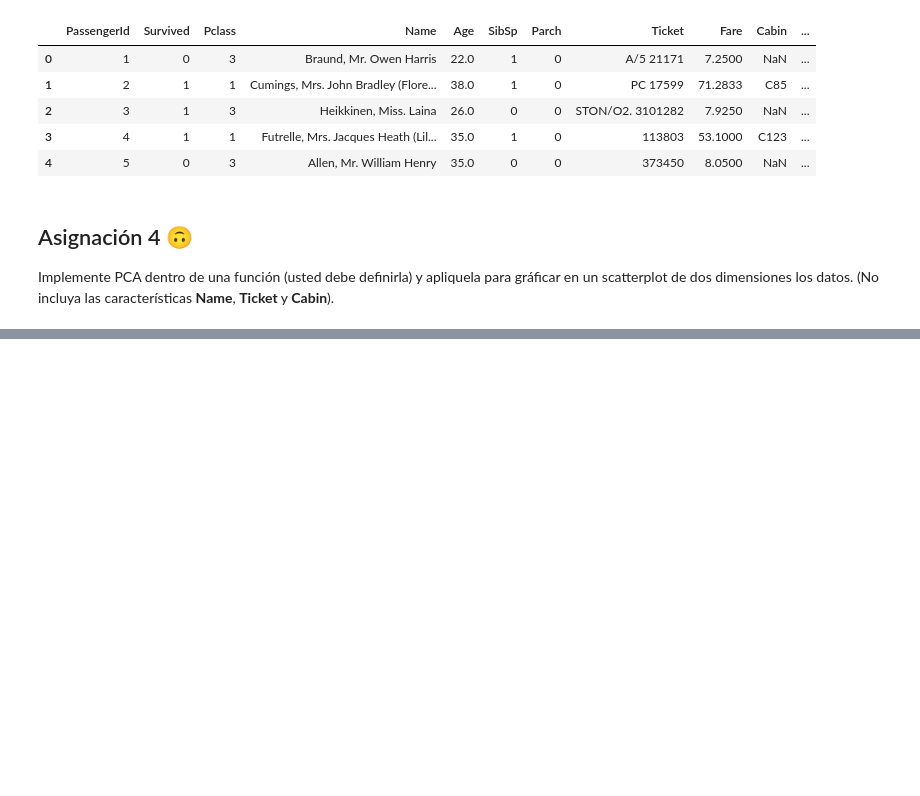
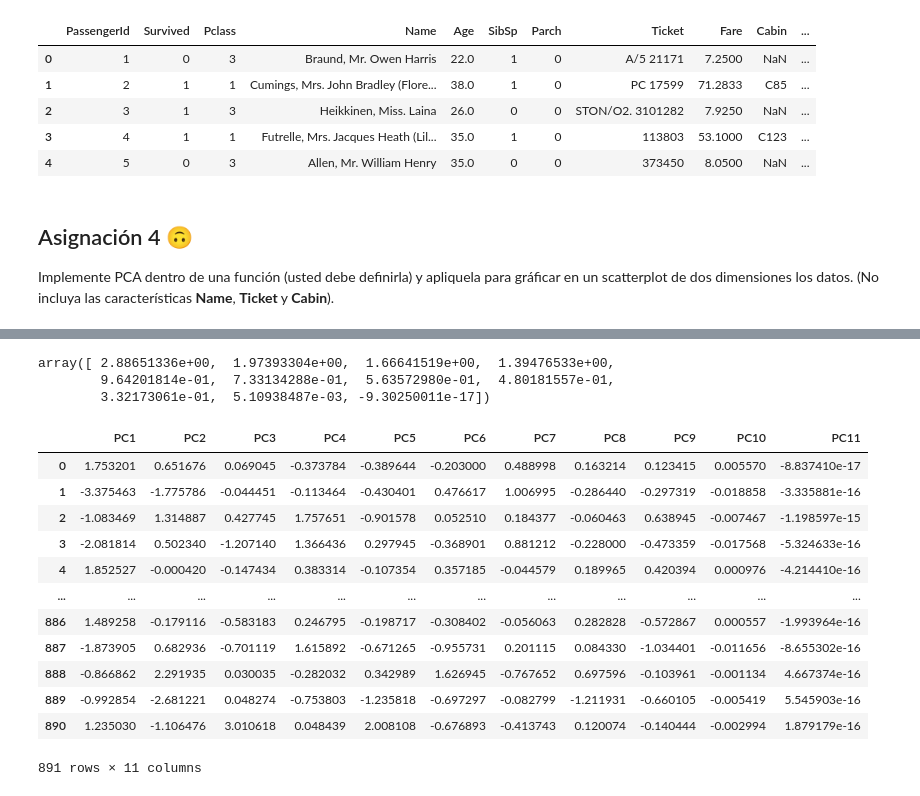
Before and after one commit to breko151/PREDICTIVE_MODELING, a Jupyter notebook: 2 - Preprocesamiento Básico.ipynb, the cells around one changed output, grey strips where cells are left out. Drawn from its saved outputs; the diff is of its cells as text; code cells hidden in the pictures; blank space fills up the shorter version.

```diff
--- a/2 - Preprocesamiento Básico.ipynb
+++ b/2 - Preprocesamiento Básico.ipynb
@@ -143,0 +247,22 @@ Implemente PCA dentro de una función (usted debe definirla) y apliquela para gr
+# %%
+eigenvalues
+# %% [output]
+array([ 2.88651336e+00,  1.97393304e+00,  1.66641519e+00,  1.39476533e+00,
+        9.64201814e-01,  7.33134288e-01,  5.63572980e-01,  4.80181557e-01,
+        3.32173061e-01,  5.10938487e-03, -9.30250011e-17])
+# %%
+pca_scores
+# %% [output]
+|  | PC1 | PC2 | PC3 | PC4 | PC5 | PC6 | PC7 | PC8 | PC9 | PC10 | PC11 |
+| 0 | 1.753201 | 0.651676 | 0.069045 | -0.373784 | -0.389644 | -0.203000 | 0.488998 | 0.163214 | 0.123415 | 0.005570 | -8.837410e-17 |
+| 1 | -3.375463 | -1.775786 | -0.044451 | -0.113464 | -0.430401 | 0.476617 | 1.006995 | -0.286440 | -0.297319 | -0.018858 | -3.335881e-16 |
+| 2 | -1.083469 | 1.314887 | 0.427745 | 1.757651 | -0.901578 | 0.052510 | 0.184377 | -0.060463 | 0.638945 | -0.007467 | -1.198597e-15 |
+| 3 | -2.081814 | 0.502340 | -1.207140 | 1.366436 | 0.297945 | -0.368901 | 0.881212 | -0.228000 | -0.473359 | -0.017568 | -5.324633e-16 |
+| 4 | 1.852527 | -0.000420 | -0.147434 | 0.383314 | -0.107354 | 0.357185 | -0.044579 | 0.189965 | 0.420394 | 0.000976 | -4.214410e-16 |
+| ... | ... | ... | ... | ... | ... | ... | ... | ... | ... | ... | ... |
+| 886 | 1.489258 | -0.179116 | -0.583183 | 0.246795 | -0.198717 | -0.308402 | -0.056063 | 0.282828 | -0.572867 | 0.000557 | -1.993964e-16 |
+| 887 | -1.873905 | 0.682936 | -0.701119 | 1.615892 | -0.671265 | -0.955731 | 0.201115 | 0.084330 | -1.034401 | -0.011656 | -8.655302e-16 |
+| 888 | -0.866862 | 2.291935 | 0.030035 | -0.282032 | 0.342989 | 1.626945 | -0.767652 | 0.697596 | -0.103961 | -0.001134 | 4.667374e-16 |
+| 889 | -0.992854 | -2.681221 | 0.048274 | -0.753803 | -1.235818 | -0.697297 | -0.082799 | -1.211931 | -0.660105 | -0.005419 | 5.545903e-16 |
+| 890 | 1.235030 | -1.106476 | 3.010618 | 0.048439 | 2.008108 | -0.676893 | -0.413743 | 0.120074 | -0.140444 | -0.002994 | 1.879179e-16 |
+891 rows × 11 columns
```
Also changed, not shown: parts of 11 cells of this notebook.
